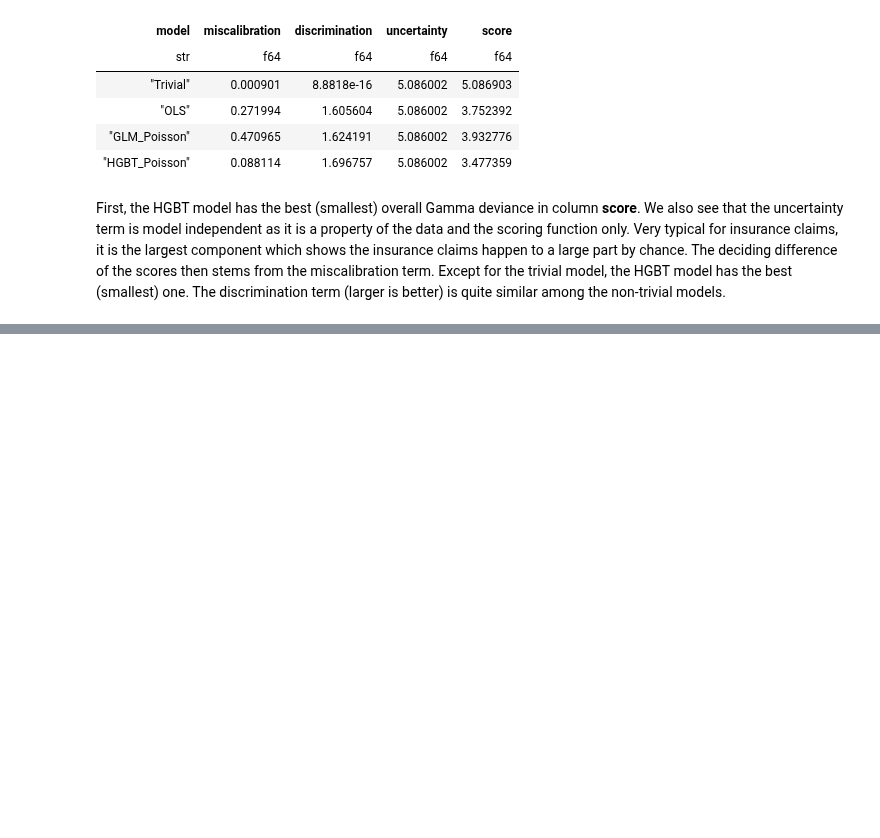
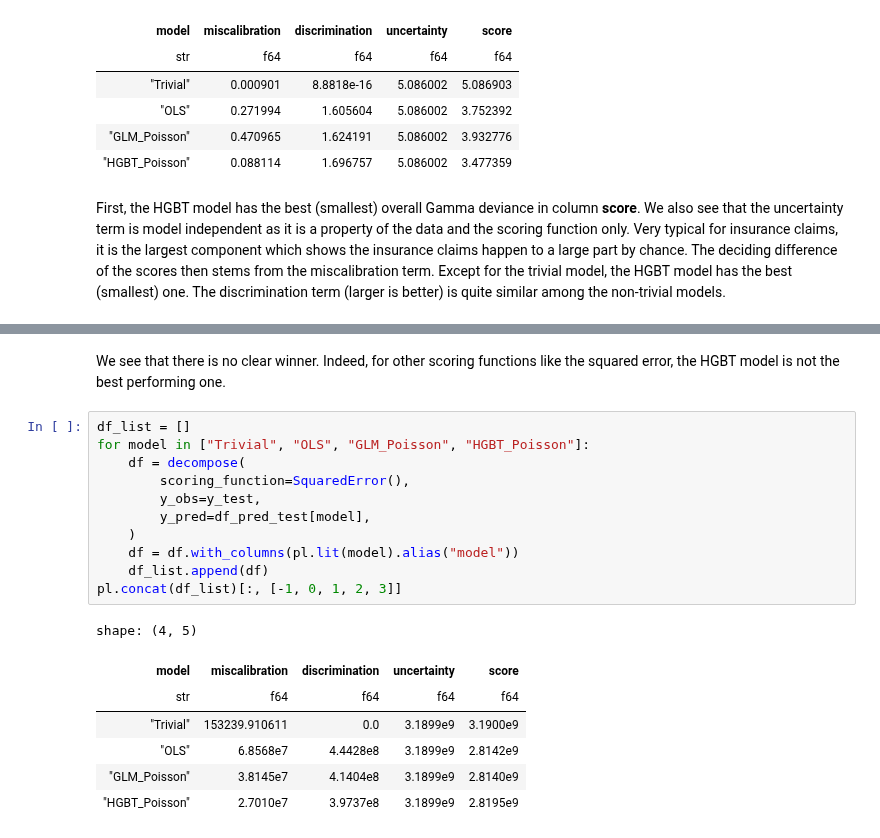
Before and after one commit to lorentzenchr/model-diagnostics, a Jupyter notebook: docs/examples/regression_on_workers_compensation.ipynb, the cells around one changed output, grey strips where cells are left out. Drawn from its saved outputs; the diff is of its cells as text; blank space fills up the shorter version.

```diff
--- a/docs/examples/regression_on_workers_compensation.ipynb
+++ b/docs/examples/regression_on_workers_compensation.ipynb
@@ -404,0 +424,22 @@ The discrimination term (larger is better) is quite similar among the non-trivia
+# %% [markdown]
+We see that there is no clear winner.
+Indeed, for other scoring functions like the squared error, the HGBT model is not the best performing one.
+# %%
+df_list = []
+for model in ["Trivial", "OLS", "GLM_Poisson", "HGBT_Poisson"]:
+    df = decompose(
+        scoring_function=SquaredError(),
+        y_obs=y_test,
+        y_pred=df_pred_test[model],
+    )
+    df = df.with_columns(pl.lit(model).alias("model"))
+    df_list.append(df)
+pl.concat(df_list)[:, [-1, 0, 1, 2, 3]]
+# %% [output]
+shape: (4, 5)
+| model | miscalibration | discrimination | uncertainty | score |
+| str | f64 | f64 | f64 | f64 |
+| "Trivial" | 153239.910611 | 0.0 | 3.1899e9 | 3.1900e9 |
+| "OLS" | 6.8568e7 | 4.4428e8 | 3.1899e9 | 2.8142e9 |
+| "GLM_Poisson" | 3.8145e7 | 4.1404e8 | 3.1899e9 | 2.8140e9 |
+| "HGBT_Poisson" | 2.7010e7 | 3.9737e8 | 3.1899e9 | 2.8195e9 |
```
Also changed, not shown: parts of 8 cells of this notebook.
